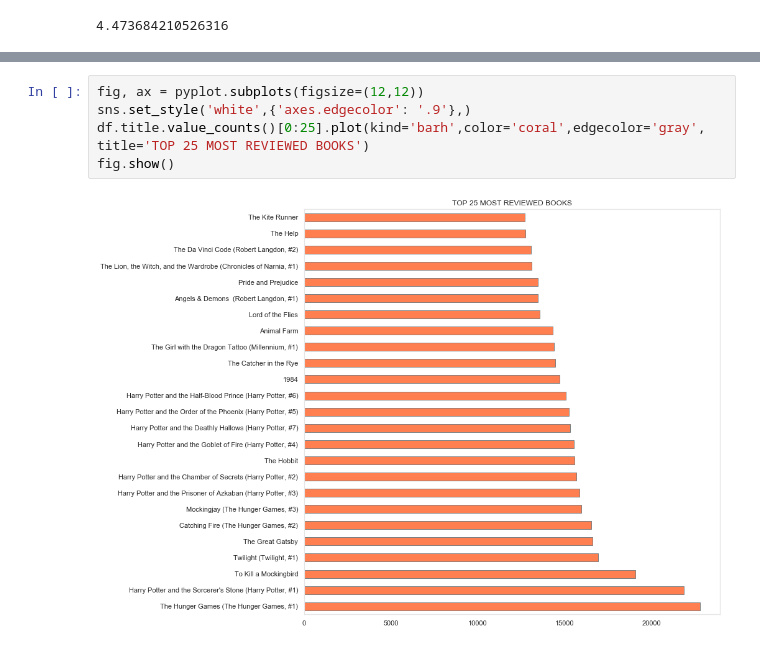
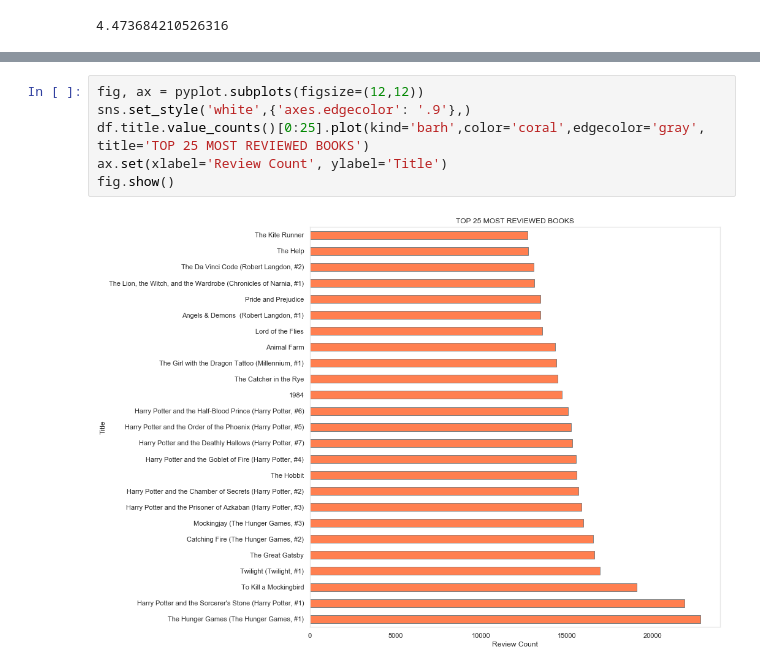
Before and after one commit to erikajane/Book_Recommendation_System_Project, a Jupyter notebook: Data Preprocessing & EDA.ipynb, the cells around one changed output, grey strips where cells are left out. Cells and saved outputs as stored; diff of their text form.

```diff
--- a/Data Preprocessing & EDA.ipynb
+++ b/Data Preprocessing & EDA.ipynb
@@ -282,8 +289,9 @@ Name: title, dtype: int64
 # %%
 fig, ax = pyplot.subplots(figsize=(12,12))
 sns.set_style('white',{'axes.edgecolor': '.9'},)
 df.title.value_counts()[0:25].plot(kind='barh',color='coral',edgecolor='gray', title='TOP 25 MOST REVIEWED BOOKS')
+ax.set(xlabel='Review Count', ylabel='Title')
 fig.show()
 # %% [output]
-[figure, old version]
+[figure, new version]
 # %%
```
Also changed, not shown: parts of 5 cells of this notebook, 7 other files.
